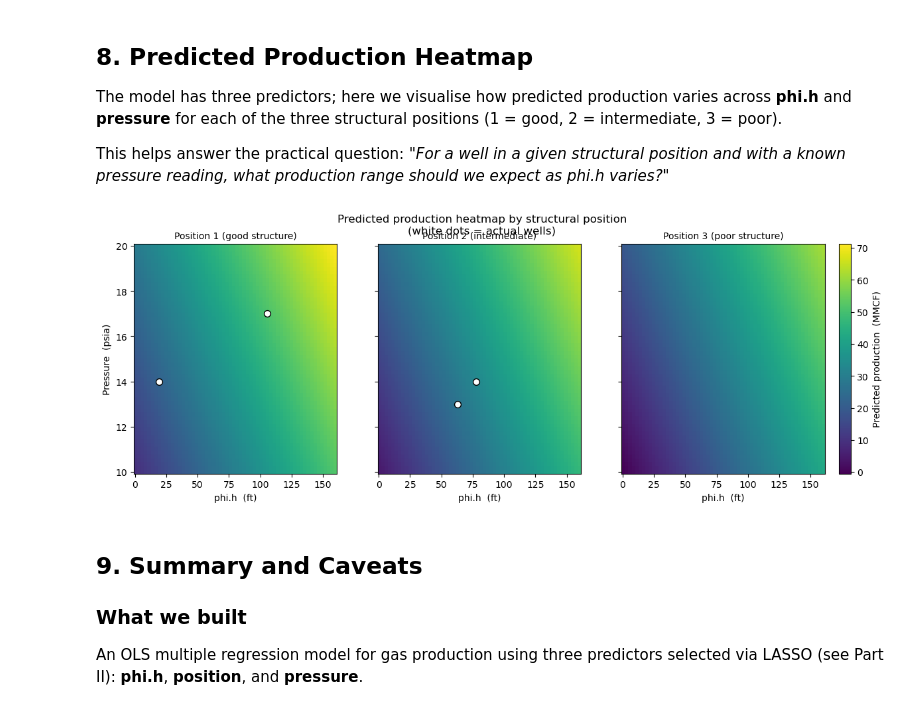
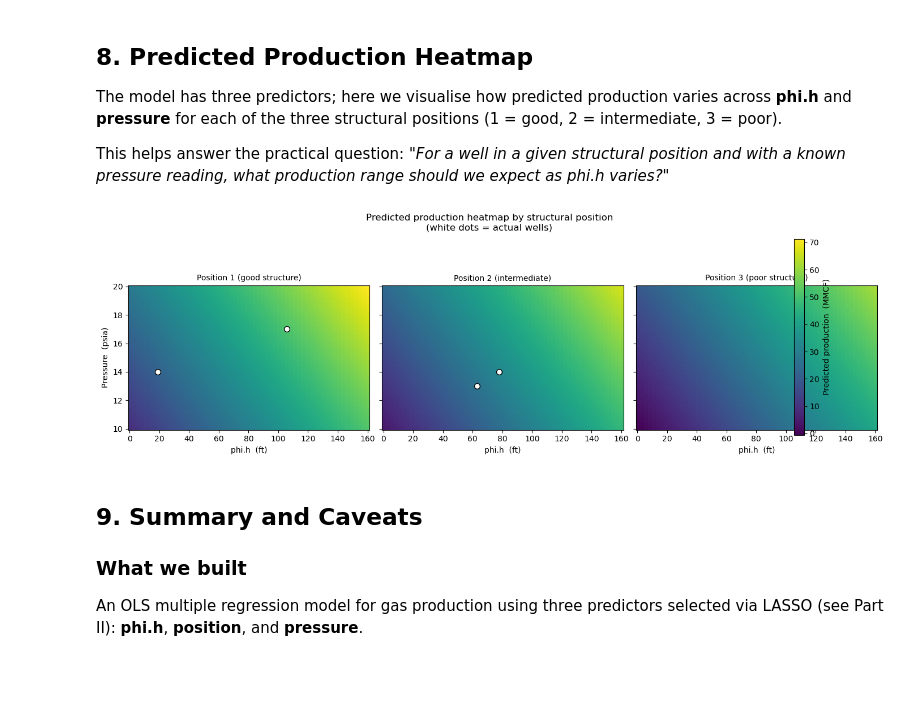
Before and after one commit to mycarta/Data-science-tools-petroleum-exploration-and-production, a Jupyter notebook: Python/notebooks/Niccoli_hunt_regression_after_selection.ipynb, the cells around one changed output. Cells and saved outputs as stored; diff of their text form; code cells hidden in the pictures; blank space fills up the shorter version.

Commit message:
Fix heatmap suptitle overlap: add tight_layout(rect) before savefig

```diff
--- a/Python/notebooks/Niccoli_hunt_regression_after_selection.ipynb
+++ b/Python/notebooks/Niccoli_hunt_regression_after_selection.ipynb
@@ -445,34 +445,36 @@ for pos in positions:
         'position': pos              - means['position'],
         'pressure': PRES.ravel()     - means['pressure'],
     })
     pred_map = model.predict(X_map).values.reshape(PHI.shape)
     all_pred.append(pred_map)
 
 vmin = min(p.min() for p in all_pred)
 vmax = max(p.max() for p in all_pred)
 
 for ax, pos, pred_map in zip(axes, positions, all_pred):
     im = ax.pcolormesh(phi_vals, pressure_vals, pred_map,
                        cmap='viridis', vmin=vmin, vmax=vmax, shading='auto')
     ax.set_title(pos_labels[pos], fontsize=10)
     ax.set_xlabel('phi.h  (ft)')
     # Overlay actual wells for this position
     well_mask = hunt['position'] == pos
     ax.scatter(hunt.loc[well_mask, 'phi.h'],
                hunt.loc[well_mask, 'pressure'],
                c='white', edgecolors='k', s=50, zorder=4, label='Wells')
 
 axes[0].set_ylabel('Pressure  (psia)')
 
 cbar = fig.colorbar(im, ax=axes, orientation='vertical', fraction=0.02, pad=0.02)
 cbar.set_label('Predicted production  (MMCF)')
 
 fig.suptitle('Predicted production heatmap by structural position\n'
              '(white dots = actual wells)', fontsize=12)
+# Reserve headroom for the two-line suptitle so it doesn't overlap panel titles
+fig.tight_layout(rect=[0, 0, 1, 0.88])
 plt.savefig('regression_heatmap.png', dpi=150, bbox_inches='tight')
 plt.show()
 # %% [output]
-[figure, old version]
+[figure, new version]
 # %% [markdown]
 ## 9. Summary and Caveats
 
```
Also changed, not shown: parts of 2 cells of this notebook.
